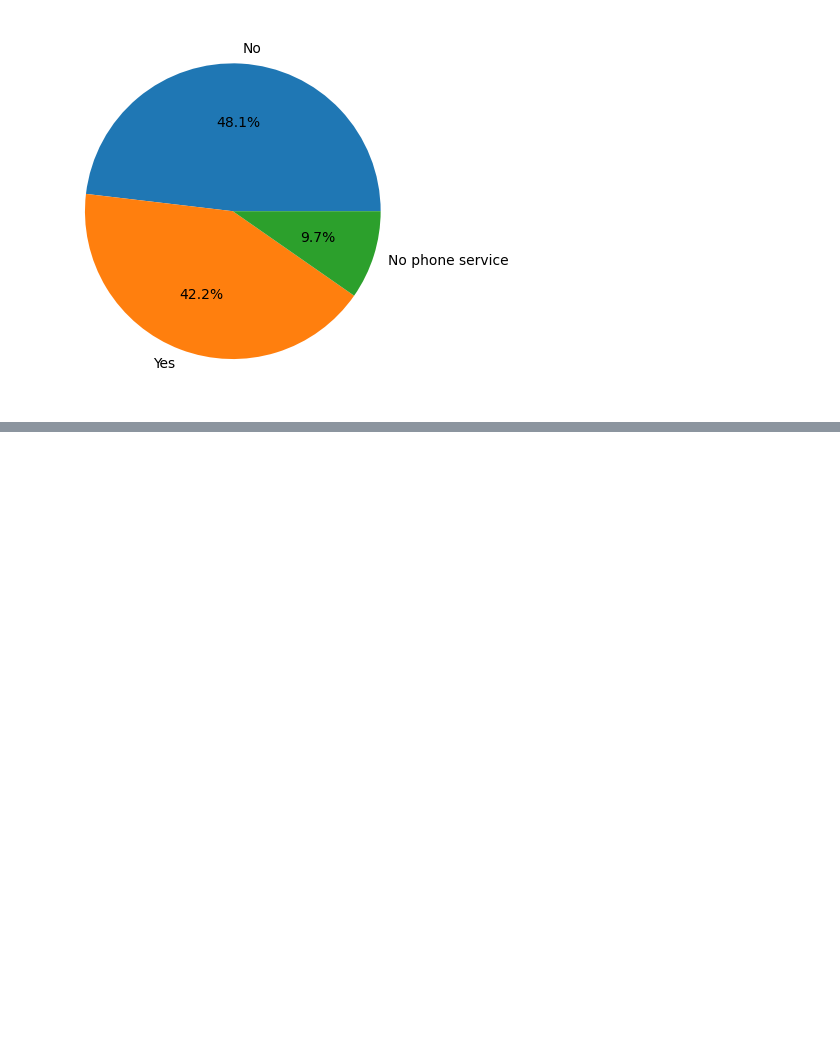
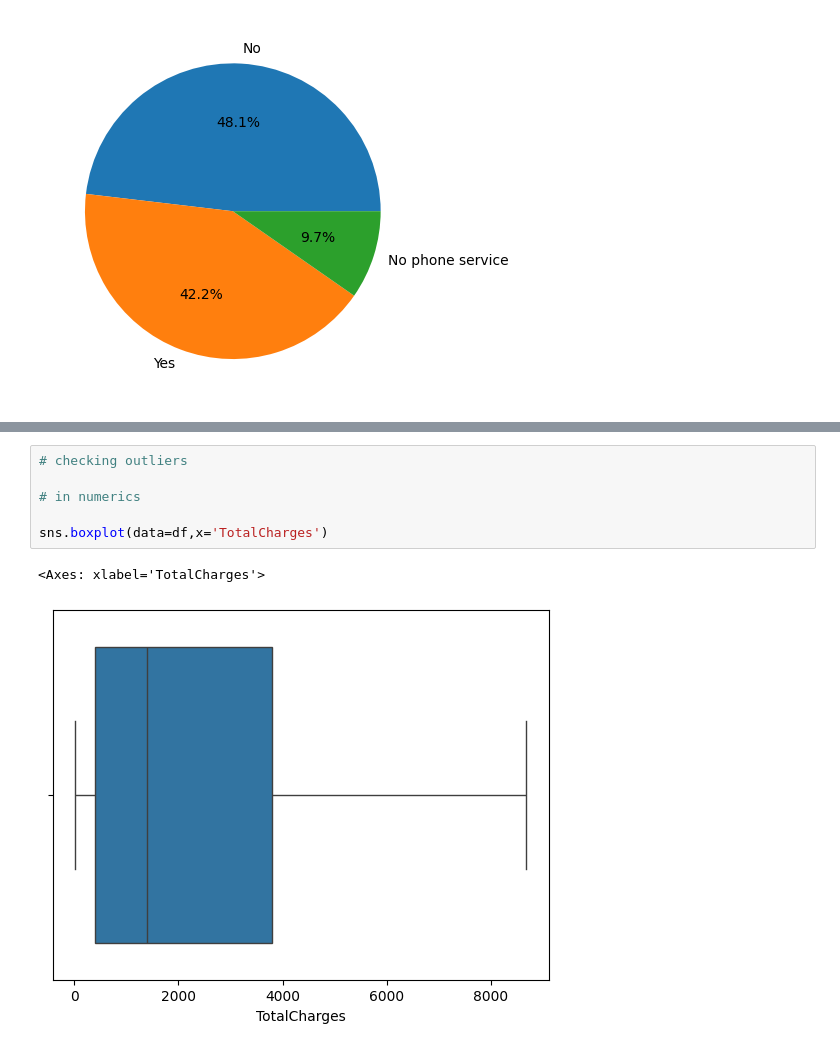
Before and after one commit to anshumbanga/Deep-Learning-and-NLP, a Jupyter notebook: Assignments/Telecom_churn.ipynb, the cells around one changed output, grey strips where cells are left out. Cells and saved outputs as stored; diff of their text form; blank space fills up the shorter version.

```diff
--- a/Assignments/Telecom_churn.ipynb
+++ b/Assignments/Telecom_churn.ipynb
@@ -138,0 +196,9 @@ plt.show()
+# %%
+# checking outliers
+
+# in numerics
+
+sns.boxplot(data=df,x='TotalCharges')
+# %% [output]
+<Axes: xlabel='TotalCharges'>
+[figure, added]
```
Also changed, not shown: parts of 57 cells of this notebook.
